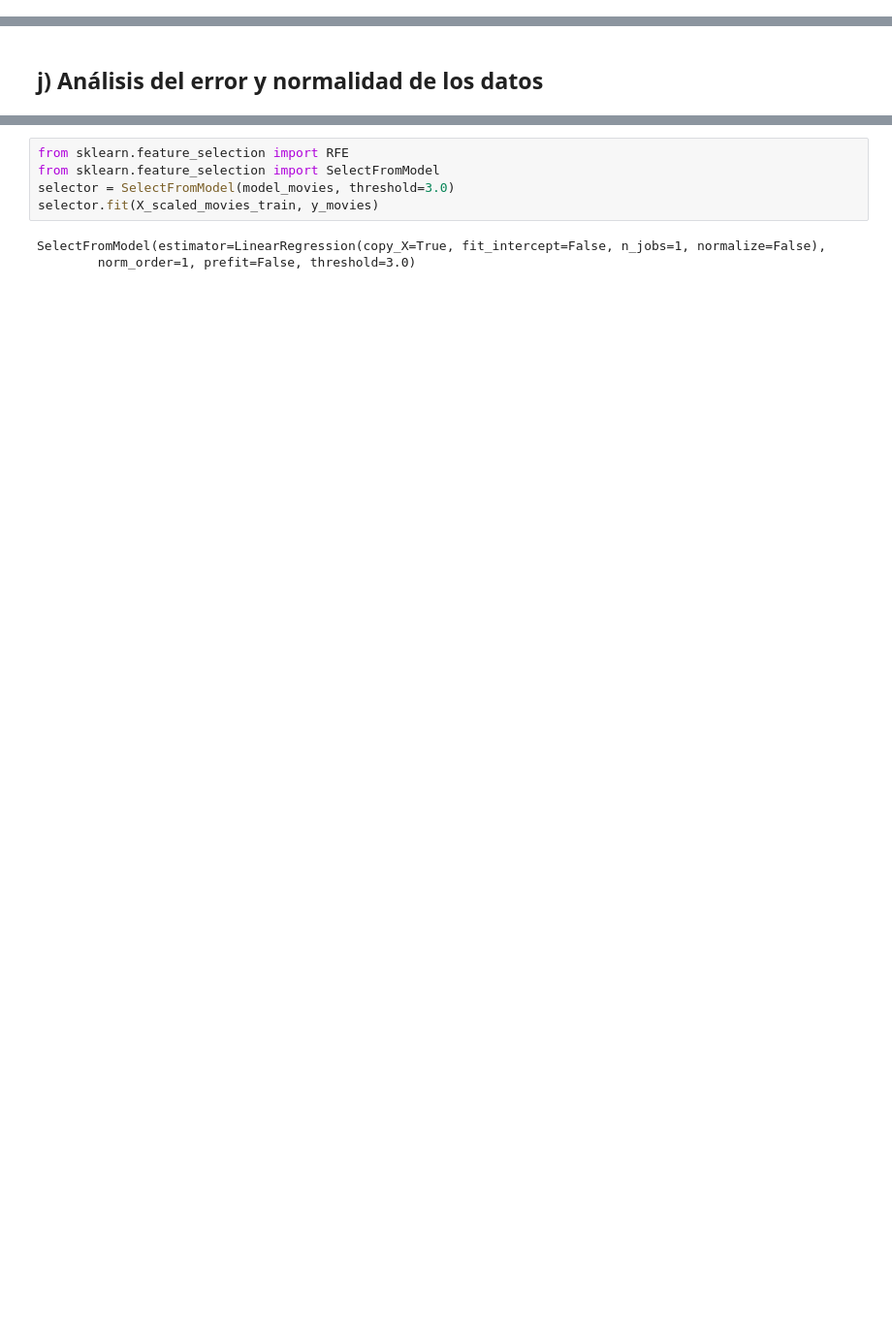
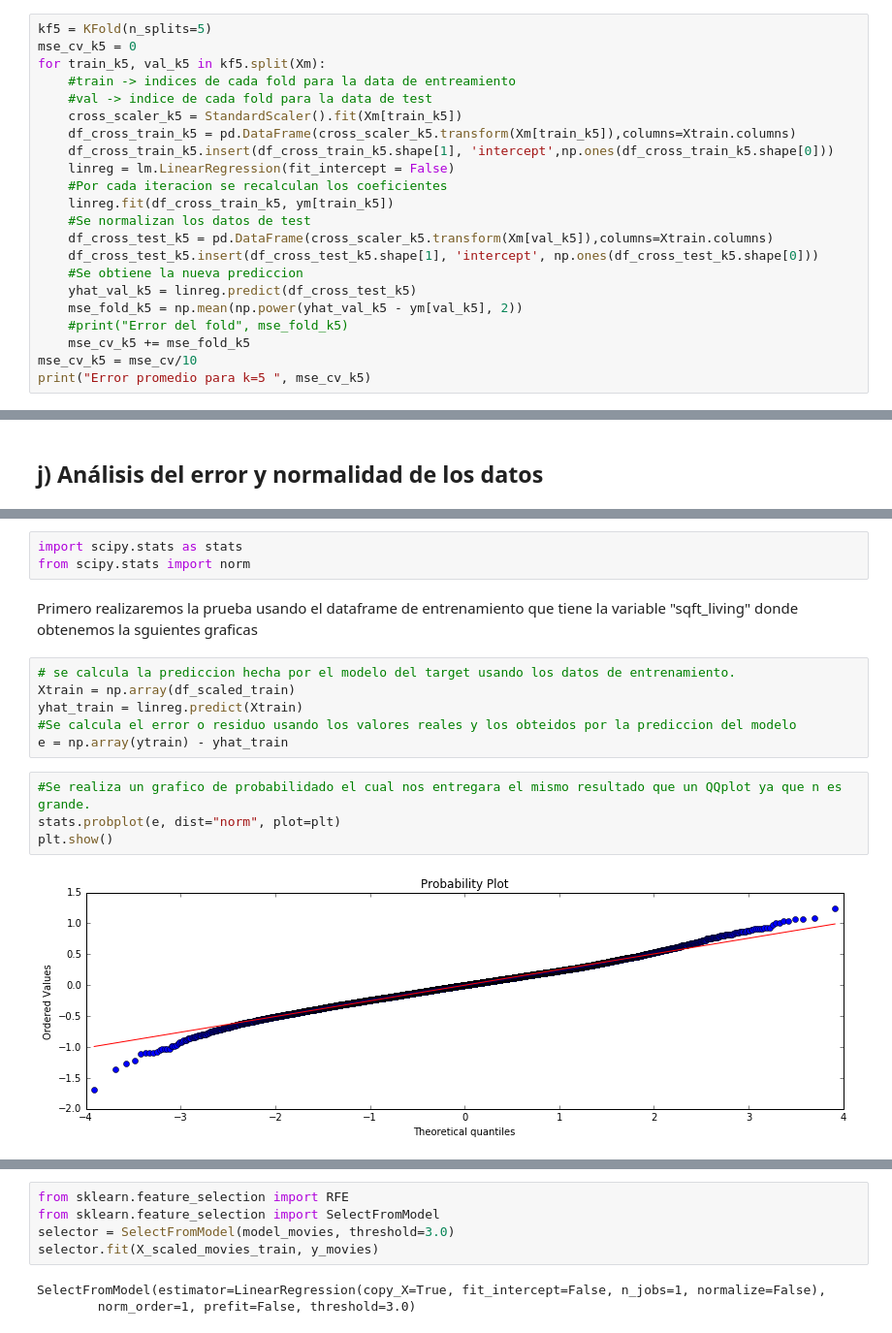
Before and after one commit to VitoVoti/ML_T1_LinReg, a Jupyter notebook: Tarea1 .ipynb, the cells around one changed output, grey strips where cells are left out. Shown at 97% size. Saved outputs shown, nothing was run; the diff lists cells and outputs as text; blank space fills up the shorter version.

```diff
--- a/Tarea1 .ipynb
+++ b/Tarea1 .ipynb
@@ -354,0 +354,22 @@ mse_cv
+# %%
+kf5 = KFold(n_splits=5)
+mse_cv_k5 = 0
+for train_k5, val_k5 in kf5.split(Xm):
+    #train -> indices de cada fold para la data de entreamiento
+    #val -> indice de cada fold para la data de test
+    cross_scaler_k5 = StandardScaler().fit(Xm[train_k5])
+    df_cross_train_k5 = pd.DataFrame(cross_scaler_k5.transform(Xm[train_k5]),columns=Xtrain.columns)
+    df_cross_train_k5.insert(df_cross_train_k5.shape[1], 'intercept',np.ones(df_cross_train_k5.shape[0]))
+    linreg = lm.LinearRegression(fit_intercept = False)
+    #Por cada iteracion se recalculan los coeficientes
+    linreg.fit(df_cross_train_k5, ym[train_k5])
+    #Se normalizan los datos de test
+    df_cross_test_k5 = pd.DataFrame(cross_scaler_k5.transform(Xm[val_k5]),columns=Xtrain.columns)
+    df_cross_test_k5.insert(df_cross_test_k5.shape[1], 'intercept', np.ones(df_cross_test_k5.shape[0]))
+    #Se obtiene la nueva prediccion
+    yhat_val_k5 = linreg.predict(df_cross_test_k5)
+    mse_fold_k5 = np.mean(np.power(yhat_val_k5 - ym[val_k5], 2))
+    #print("Error del fold", mse_fold_k5)
+    mse_cv_k5 += mse_fold_k5
+mse_cv_k5 = mse_cv/10
+print("Error promedio para k=5 ", mse_cv_k5)
@@ -461,0 +384,17 @@ print(model.score(X_scaled_movies_test, y_movies_test))
+# %%
+import scipy.stats as stats
+from scipy.stats import norm
+# %% [markdown]
+Primero realizaremos la prueba usando el dataframe de entrenamiento que tiene la variable "sqft_living" donde obtenemos la sguientes graficas
+# %%
+# se calcula la prediccion hecha por el modelo del target usando los datos de entrenamiento.
+Xtrain = np.array(df_scaled_train)
+yhat_train = linreg.predict(Xtrain)
+#Se calcula el error o residuo usando los valores reales y los obteidos por la prediccion del modelo
+e = np.array(ytrain) - yhat_train
+# %%
+#Se realiza un grafico de probabilidado el cual nos entregara el mismo resultado que un QQplot ya que n es grande.
+stats.probplot(e, dist="norm", plot=plt)
+plt.show()
+# %% [output]
+[figure, added]
```
Also changed, not shown: parts of 91 cells of this notebook.
